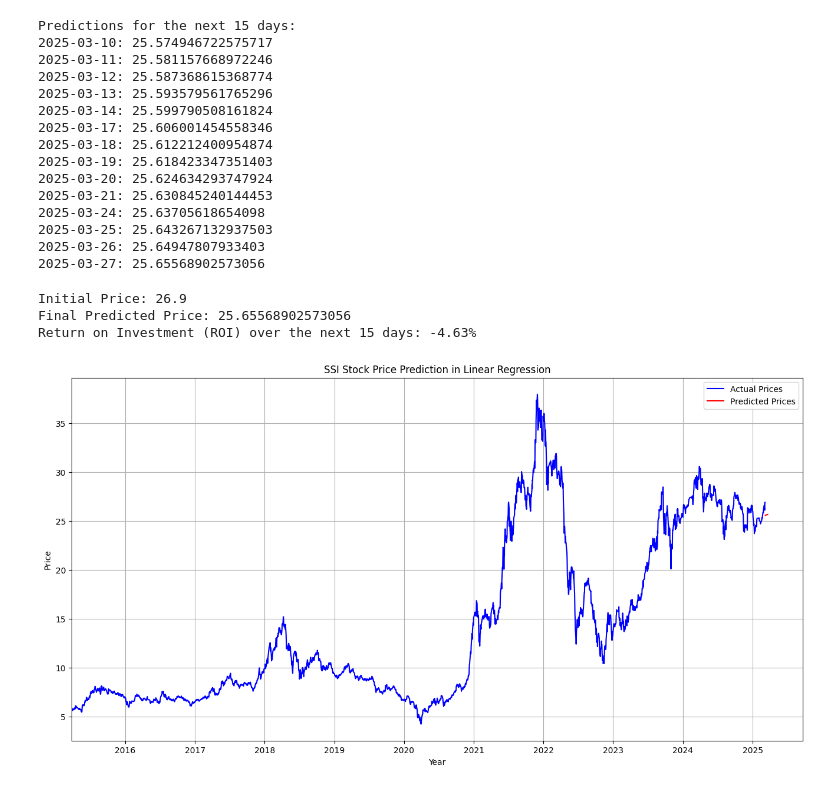
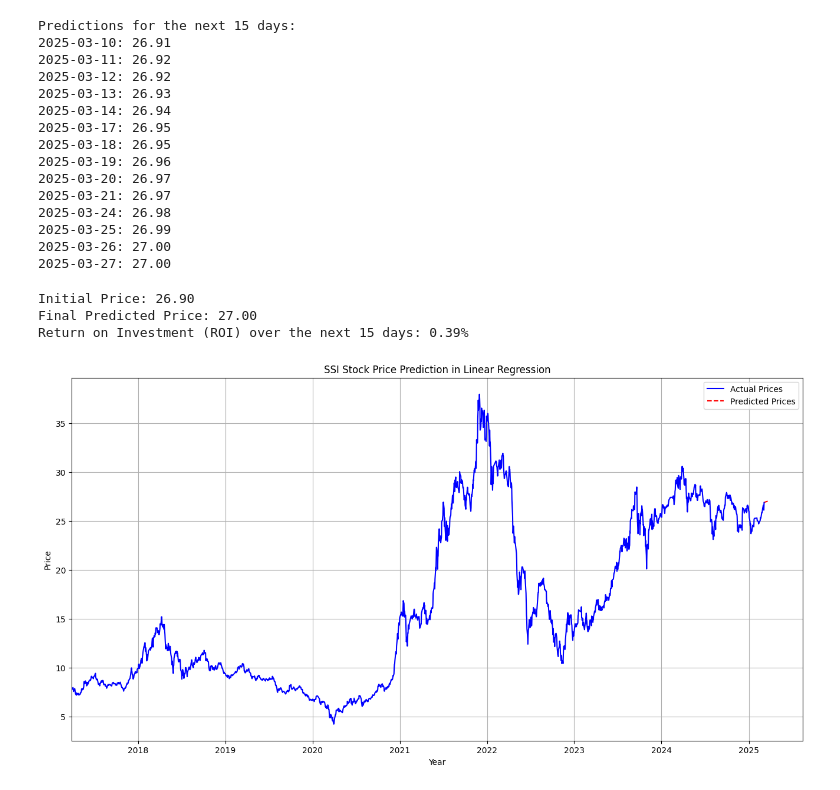
Before and after one commit to merryannequinn/Algorithmic-Trading, a Jupyter notebook: linear-regression-prediction.ipynb, the cells around one changed output. Cells and saved outputs as stored; diff of their text form; code cells hidden in the pictures.

```diff
--- a/linear-regression-prediction.ipynb
+++ b/linear-regression-prediction.ipynb
@@ -17,9 +17,9 @@ data.rename(columns={'<DTYYYYMMDD>': '<Date>'}, inplace=True)
 # Convert <DTYYYYMMDD> from number to date format
 data['<Date>'] = pd.to_datetime(data['<Date>'], format='%Y%m%d')
 
-# Filter Stock Data for Analytics (SSI Stock in 10 years)
+# Filter Stock Data for Analytics (SSI Stock in 8 years)
 start_date = datetime.now()
-end_date = datetime(start_date.year-10, start_date.month, start_date.day)
+end_date = datetime(start_date.year-8, start_date.month, start_date.day)
 df = data[(data['<Ticker>']=='SSI') & (data['<Date>'] >= end_date) & (data['<Date>'] <= start_date)]
 
 # Sort date and index in ascending
@@ -79,23 +79,23 @@ predictions = model.predict(future_days)
 print("Predictions for the next 15 days:")
 future_dates = get_business_dates(df['<Date>'].max(), 15)
 for i, (date, prediction) in enumerate(zip(future_dates, predictions), 1):
-    print(f"{date.strftime('%Y-%m-%d')}: {prediction}")
+    print(f"{date.strftime('%Y-%m-%d')}: {prediction:.2f}")
 # %% [output]
 Predictions for the next 15 days:
-2025-03-10: 25.574946722575717
-2025-03-11: 25.581157668972246
-2025-03-12: 25.587368615368774
-2025-03-13: 25.593579561765296
-2025-03-14: 25.599790508161824
-2025-03-17: 25.606001454558346
-2025-03-18: 25.612212400954874
-2025-03-19: 25.618423347351403
-2025-03-20: 25.624634293747924
-2025-03-21: 25.630845240144453
-2025-03-24: 25.63705618654098
-2025-03-25: 25.643267132937503
-2025-03-26: 25.64947807933403
-2025-03-27: 25.65568902573056
+2025-03-10: 26.91
+2025-03-11: 26.92
+2025-03-12: 26.92
+2025-03-13: 26.93
+2025-03-14: 26.94
+2025-03-17: 26.95
+2025-03-18: 26.95
+2025-03-19: 26.96
+2025-03-20: 26.97
+2025-03-21: 26.97
+2025-03-24: 26.98
+2025-03-25: 26.99
+2025-03-26: 27.00
+2025-03-27: 27.00
 # %%
 # Calculate ROI (Return on Investment)
 initial_price = df['<Close>'].iloc[-1]
@@ -103,27 +103,27 @@ final_price = predictions[-1]
 roi = (final_price - initial_price) / initial_price * 100
 
 # Test ROI for loss and profit
-print(f"Initial Price: {initial_price}")
-print(f"Final Predicted Price: {final_price}")
+print(f"Initial Price: {initial_price:.2f}")
+print(f"Final Predicted Price: {final_price:.2f}")
 print(f"Return on Investment (ROI) over the next 15 days: {roi:.2f}%")
 # %% [output]
-Initial Price: 26.9
-Final Predicted Price: 25.65568902573056
-Return on Investment (ROI) over the next 15 days: -4.63%
+Initial Price: 26.90
+Final Predicted Price: 27.00
+Return on Investment (ROI) over the next 15 days: 0.39%
 # %%
 # Plot the results
 plt.figure(figsize=(16, 8))
 plt.plot(df['<Date>'], df['<Close>'], label='Actual Prices', color='blue')
 future_dates = [df['<Date>'].max() + pd.Timedelta(days=i) for i in range(1, 15)]
-plt.plot(future_dates, predictions, label='Predicted Prices', color='red')
+plt.plot(future_dates, predictions, 'r--', label='Predicted Prices')
 plt.xlabel('Year')
 plt.ylabel('Price')
 plt.title('SSI Stock Price Prediction in Linear Regression')
 plt.legend()
 plt.grid(True)
 
 # Set x-axis limits to show the whole closing stock price with prediction
 plt.xlim(df['<Date>'].min() + pd.Timedelta(days=15))
 plt.show()
 # %% [output]
-[figure, old version]
+[figure, new version]
```
Also changed, not shown: parts of 3 cells of this notebook.
